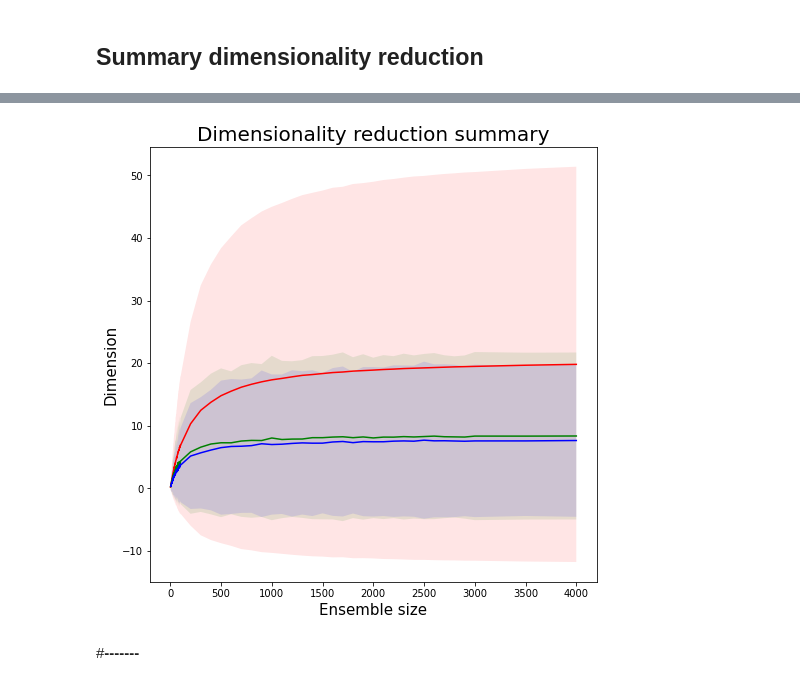
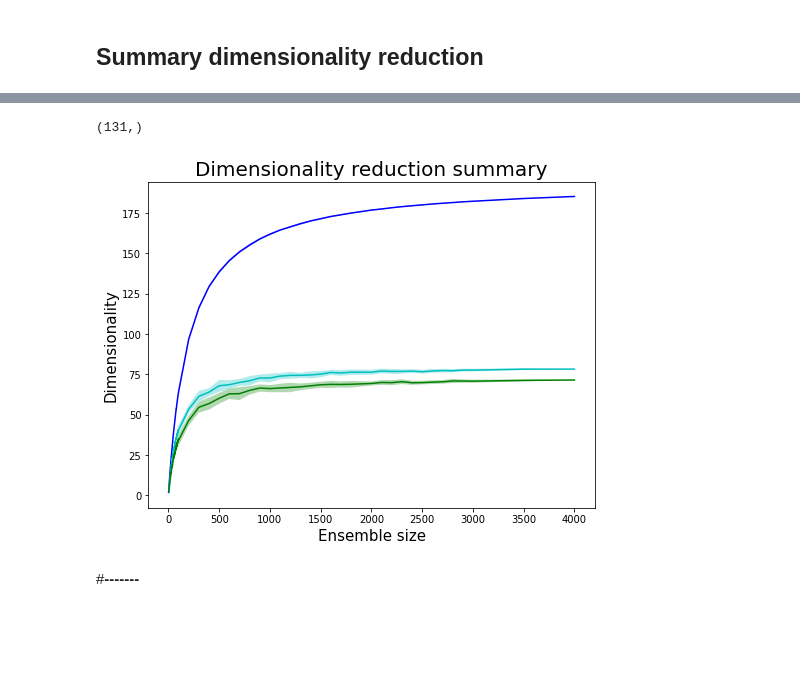
Before and after one commit to LeyloJohnny/Computational-Neuroscience, a Jupyter notebook: Dimensionality_reduction.ipynb, the cells around one changed output, grey strips where cells are left out. Cells and saved outputs as stored; diff of their text form; code cells hidden in the pictures; blank space fills up the shorter version.

```diff
--- a/Dimensionality_reduction.ipynb
+++ b/Dimensionality_reduction.ipynb
@@ -548,6 +548,8 @@ big_steps = np.linspace(3500, 4000, 2)
 #concatenate all the sample sizes to one list
 all_steps = np.concatenate((small_steps, middle_steps, big_steps))
 
+ensemble_size = all_steps.shape[0]
+
 #define how many repeats you want to have for your random sampling
 repeats = 40
 
@@ -559,7 +561,7 @@ for model in range(len(models)):
   #create a list for all samples of the current model
   samples = []
   #for all different amounts of neunrons
-  for sample in range(all_steps.shape[0]):
+  for sample in range(ensemble_size):
     #initiate array of zeros with size repeats*intervals*current sample size
     all_repeats = np.zeros((repeats, intervals, int(all_steps[sample])))
     #for every repeat
@@ -568,6 +570,7 @@ for model in range(len(models)):
       repeat_sample = models_data[model].sample(int(all_steps[sample]), axis = 'columns')
       #add the current repeat to a list of all repeats
       all_repeats[j] = repeat_sample
+      print(repeat_sample)
     #add all repeats to a list of all samples
     samples.append(all_repeats)
   #add the sample list to a list of all models
@@ -586,3 +596,7 @@ cumulative_variance = []
+# %%
+all_steps.shape
+# %% [output]
+(131,)
 # %%
 #initiate pca
 pca = PCA()
@@ -621,12 +635,13 @@ for model in range(len(models)):
   for sample in range(int(all_steps.shape[0])):
     current_sample = current_model[sample]
     #print(current_sample)
-    current = 0
     all_repeats = []
     for repeat in range(repeats):
+      current = 0
+      total_variance = sum(current_sample[repeat][:])
       for neuron in range(len(current_sample[repeat])):
         #(eigenvalue/total amount of variance explained)²
-        squared = (current_sample[repeat][neuron]/sum(current_sample[repeat][:]))**2
+        squared = (current_sample[repeat][neuron]/total_variance)**2
         #add the result to the current value
         current += squared
       result = 1/current
@@ -638,29 +653,29 @@ for model in range(len(models)):
 # %%
 from operator import add
 from operator import sub
 
 #define figure fig with a certain size
-fig = plt.figure(figsize = (8,8))
+fig = plt.figure(figsize = (8,6))
 #define axis, two axis, index position = 1
 ax = fig.add_subplot(1,1,1)
 #set labels and title of figure
 ax.set_xlabel('Ensemble size', fontsize = 15)
-ax.set_ylabel('Dimension', fontsize = 15)
+ax.set_ylabel('Dimensionality', fontsize = 15)
 ax.set_title('Dimensionality reduction summary', fontsize = 20)
 
-#define colors for clusters
-colors = ['r', 'g', 'b']
+#define colors for different models
+colors = ['b', 'c', 'g']
 
 #for tuple of target and color: (target, color)
 for model in range(len(models)):
   all_means = [x[0] for x in all[model]]
   all_std = [x[1] for x in all[model]]
   pos_err = list(map(add, all_means, all_std))
   neg_err = list(map(sub, all_means, all_std))
   ax.plot(all_steps, all_means, color = colors[model])
-  ax.fill_between(all_steps, pos_err, neg_err, facecolor = colors[model], alpha=0.1)
+  ax.fill_between(all_steps, pos_err, neg_err, facecolor = colors[model], alpha=0.3)
 # %% [output]
-[figure, old version]
+[figure, new version]
 # %% [markdown]
 #**-------**
 # %% [markdown]
```
Also changed, not shown: parts of 2 cells of this notebook.
